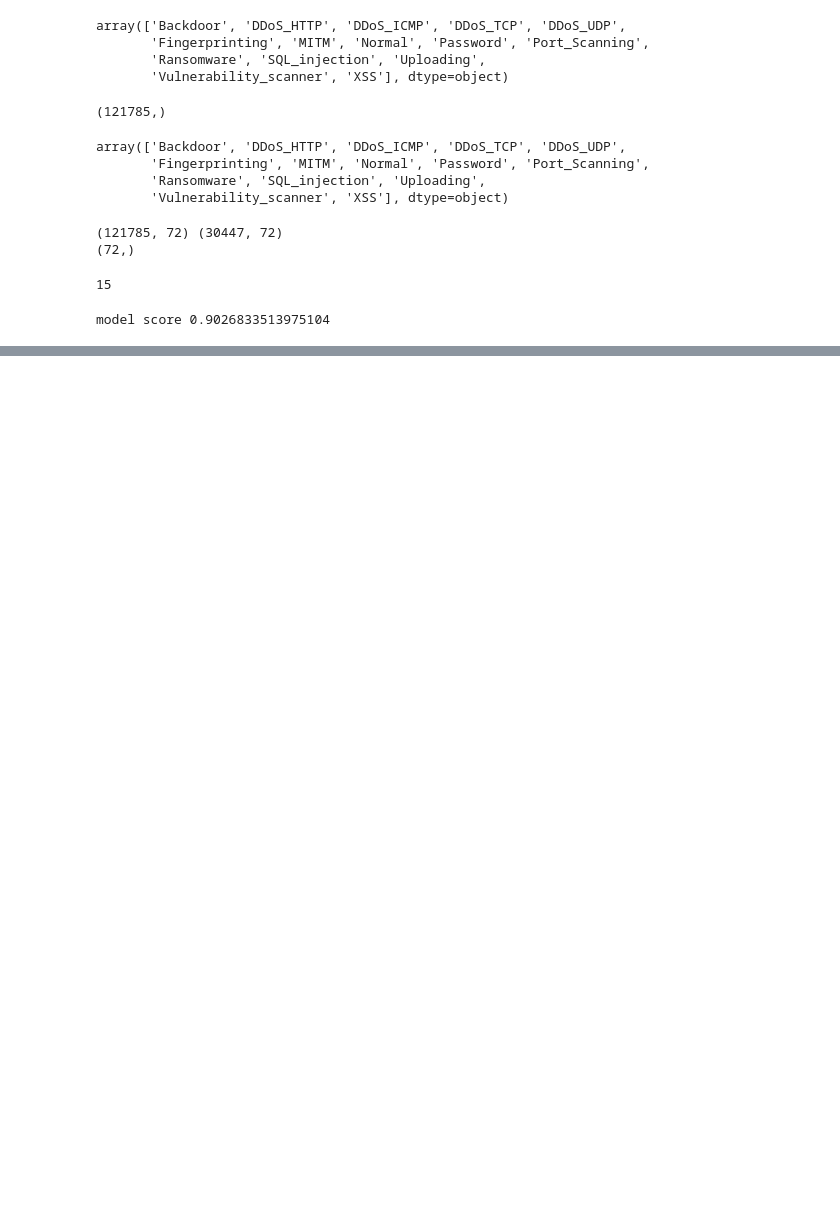
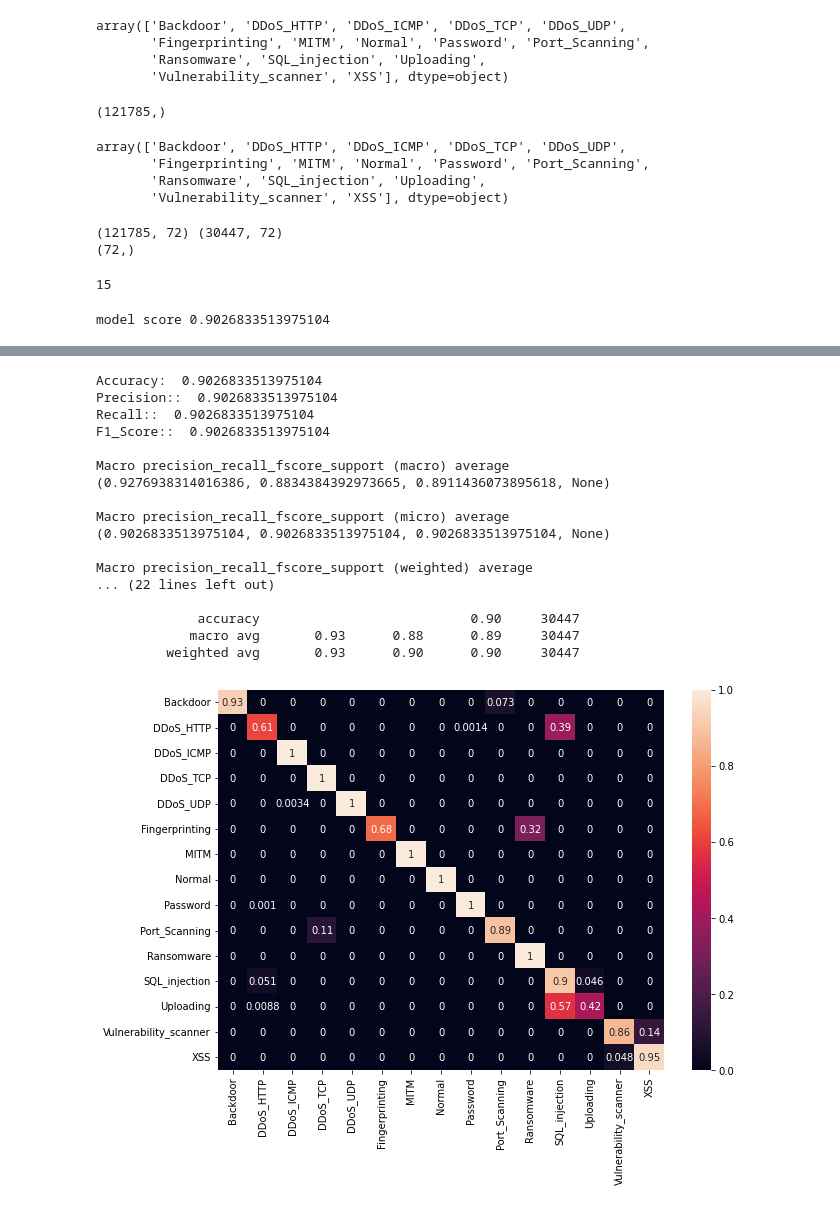
Before and after one commit to RaymondMcCreesh/ML_Based-IoT-cybersecurity, a Jupyter notebook: Edge-IIoTset dataset/Selected dataset for ML and DL/SVM_working.ipynb, the cells around one changed output, grey strips where cells are left out. Drawn from its saved outputs; the diff is of its cells as text; code cells hidden in the pictures; blank space fills up the shorter version.

```diff
--- a/Edge-IIoTset dataset/Selected dataset for ML and DL/SVM_working.ipynb
+++ b/Edge-IIoTset dataset/Selected dataset for ML and DL/SVM_working.ipynb
@@ -246,4 +287,23 @@ def print_score(y_pred, y_real, label_encoder):
     print("Classification Report")
     print(classification_report(y_real, y_pred, target_names=label_encoder.classes_))
 # %%
-print_score(y_hat, y_true, label_encoder)
+print_score(y_pred, y_test, label_encoder)
+# %% [output]
+Accuracy:  0.9026833513975104
+Precision::  0.9026833513975104
+Recall::  0.9026833513975104
+F1_Score::  0.9026833513975104
+
+Macro precision_recall_fscore_support (macro) average
+(0.9276938314016386, 0.8834384392973665, 0.8911436073895618, None)
+
+Macro precision_recall_fscore_support (micro) average
+(0.9026833513975104, 0.9026833513975104, 0.9026833513975104, None)
+
+Macro precision_recall_fscore_support (weighted) average
+... (22 lines left out)
+
+             accuracy                           0.90     30447
+            macro avg       0.93      0.88      0.89     30447
+         weighted avg       0.93      0.90      0.90     30447
+[figure, added]
```
Also changed, not shown: parts of 5 cells of this notebook.
